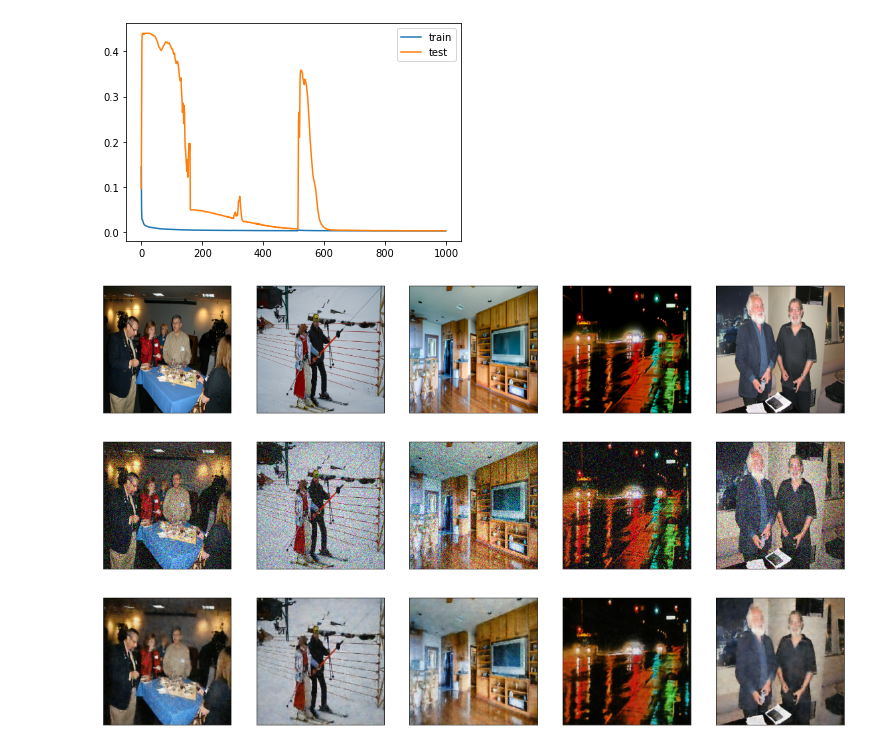
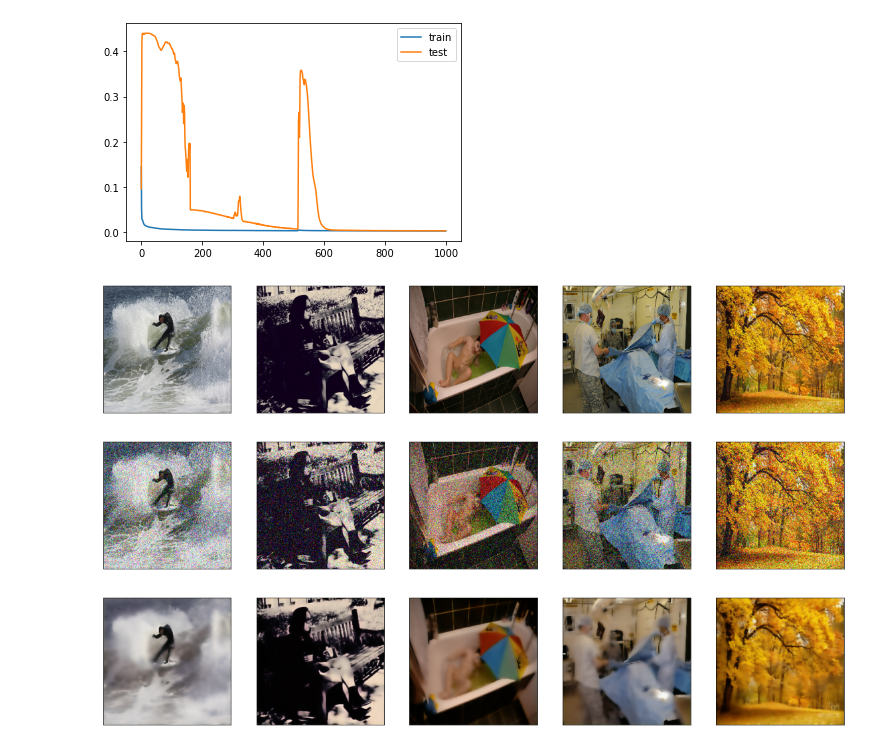
Before and after one commit to JIB3H/leyenda_project, a Jupyter notebook: Livrable_2.ipynb, the cells around one changed output. Cells and saved outputs as stored; diff of their text form; code cells hidden in the pictures.

Commit message:
Progress in the drafting of the model

```diff
--- a/Livrable_2.ipynb
+++ b/Livrable_2.ipynb
@@ -71,7 +74,7 @@ tf.config.list_physical_devices()
 # %% [markdown]
 <div style="text-align: justify"> Nous avons vu comment dans le premier livrable comment préparer notre jeux de données pour les algorithme de deep learning. Néanmoins, nous devrons rajouter intentionellement du bruit sur nos images dans le but de pouvoir entrainer nos modèles dans les meilleures conditons.</div>
 # %%
-data_dir = r"C:/Users/fablab/GR2/Datasets/Datasets/"
+data_dir = r"D:/exia/A5 2021-2022/Option_DataScience/Data"
 image_h = 256
 image_w = 256
 batch_s = 9
@@ -450,16 +458,16 @@ def do_test(photo_test, model):
 # test_image = get_image_test()
 # do_test(test_image, history)
 # %%
-model_dir = r"C://Users//fablab//GR1//models//best_model.h5"
-model = keras.models.load_model(model_dir)
-predictions = model.predict(x_test_noisy)
+model_dir = r"C://Users//jujub//Option_DataScience//repo2//models//best_model.h5"
+model = tf.keras.models.load_model(model_dir)
+predictions = model.predict(x_test)
 display_image(x_test, 5)
 display_image(x_test_noisy, 5)
 display_image(predictions, 5)
 # %% [output]
-[figure, old version]
+[figure, new version]
-[figure, old version]
+[figure, new version]
-[figure, old version]
+[figure, new version]
 # %%
 # input_img = Input(shape = (image_h, image_h,3))
 # x = Conv2D(16, (3,3), activation = "relu", padding="same")(input_img)
```
Also changed, not shown: parts of 12 cells of this notebook, 1 other file.
